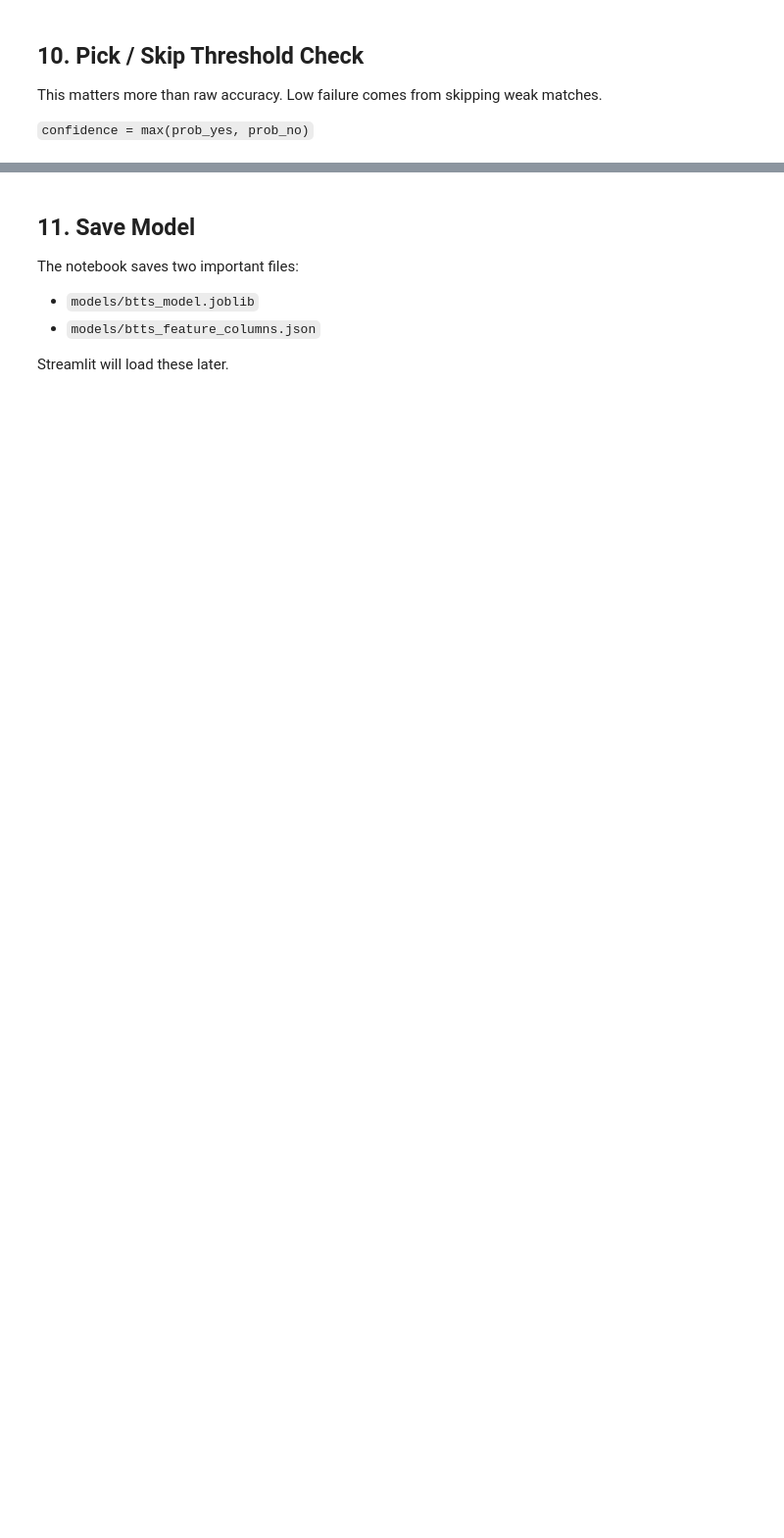
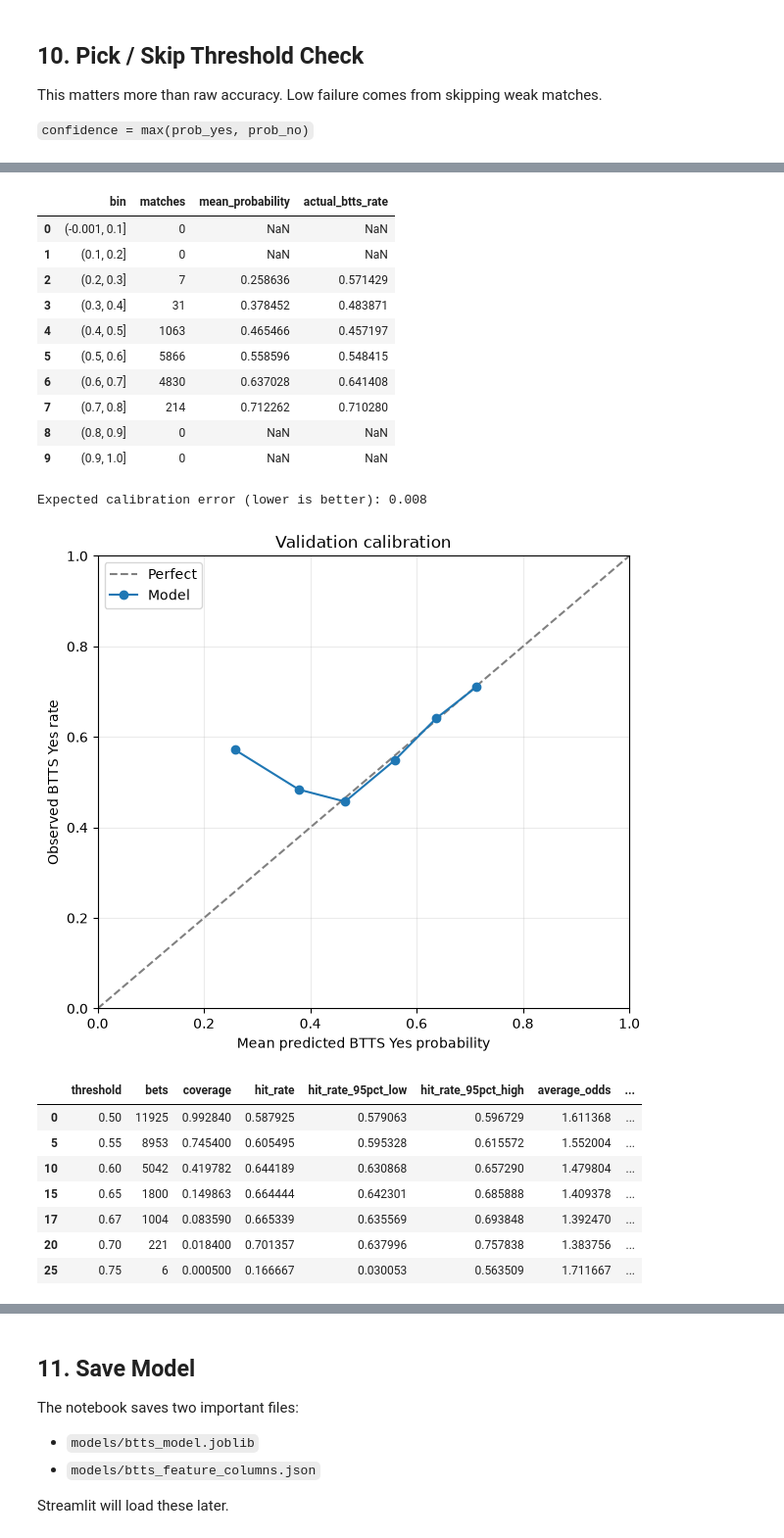
Before and after one commit to mugabi2/BP, a Jupyter notebook: notebooks/01_btts_model_training.ipynb, the cells around one changed output, grey strips where cells are left out. Shown at 98% size. Drawn from its saved outputs; the diff is of its cells as text; code cells hidden in the pictures; blank space fills up the shorter version.

```diff
--- a/notebooks/01_btts_model_training.ipynb
+++ b/notebooks/01_btts_model_training.ipynb
@@ -710,0 +847,43 @@ display(threshold_report)
+# %%
+audit = valid_df[TRACKING_COLUMNS + [TARGET_COLUMN]].copy()
+audit["prob_yes"] = valid_prob; audit["prediction"] = valid_pred
+audit["confidence"] = np.maximum(valid_prob, 1 - valid_prob)
+baseline_report = pd.DataFrame([{"method":"Selected model","rows":len(y_valid),"accuracy":accuracy_score(y_valid,valid_pred),"roc_auc":roc_auc_score(y_valid,valid_prob),"brier_score":brier_score_loss(y_valid,valid_prob)},
+    {"method":"Train prevalence","rows":len(y_valid),"accuracy":accuracy_score(y_valid,np.repeat(int(y_train.mean()>=0.5),len(y_valid))),"roc_auc":0.5,"brier_score":brier_score_loss(y_valid,np.repeat(y_train.mean(),len(y_valid)))}])
+odds_ok = valid_df[["odds_btts_yes","odds_btts_no"]].notna().all(axis=1)
+if odds_ok.any():
+    raw_yes=1/valid_df.loc[odds_ok,"odds_btts_yes"]; raw_no=1/valid_df.loc[odds_ok,"odds_btts_no"]
+    market_prob=raw_yes/(raw_yes+raw_no); market_y=y_valid.loc[odds_ok]
+    baseline_report.loc[len(baseline_report)] = ["Market probability",int(odds_ok.sum()),accuracy_score(market_y,market_prob>=0.5),roc_auc_score(market_y,market_prob),brier_score_loss(market_y,market_prob)]
+display(baseline_report.sort_values("brier_score"))
+cal = pd.DataFrame({"prob_yes":valid_prob,"actual":y_valid.to_numpy()})
+cal["bin"] = pd.cut(cal["prob_yes"], np.linspace(0,1,11), include_lowest=True)
+calibration_report = cal.groupby("bin",observed=False).agg(matches=("actual","size"),mean_probability=("prob_yes","mean"),actual_btts_rate=("actual","mean")).reset_index()
+display(calibration_report)
+nonempty=calibration_report[calibration_report["matches"]>0]
+ece=np.average((nonempty["mean_probability"]-nonempty["actual_btts_rate"]).abs(),weights=nonempty["matches"])
+print("Expected calibration error (lower is better):",round(float(ece),4))
+fig,ax=plt.subplots(figsize=(7,6)); ax.plot([0,1],[0,1],"--",color="gray",label="Perfect")
+ax.plot(nonempty["mean_probability"],nonempty["actual_btts_rate"],marker="o",label="Model")
+ax.set(xlabel="Mean predicted BTTS Yes probability",ylabel="Observed BTTS Yes rate",title="Validation calibration",xlim=(0,1),ylim=(0,1)); ax.legend(); ax.grid(alpha=.25); plt.show()
+def wilson(wins,total,z=1.96):
+    if total==0: return np.nan,np.nan
+    p=wins/total; d=1+z*z/total; c=(p+z*z/(2*total))/d; m=z*np.sqrt(p*(1-p)/total+z*z/(4*total*total))/d; return c-m,c+m
+roi_rows=[]
+for threshold in sorted(set(np.round(np.arange(.50,.76,.01),2)).union({.65,.67})):
+    picked=audit["confidence"].ge(threshold).to_numpy() & odds_ok.to_numpy(); rows=valid_df.loc[picked]
+    actual=y_valid.loc[picked].to_numpy(); predicted=valid_pred[picked]
+    chosen_odds=np.where(predicted==1,rows["odds_btts_yes"],rows["odds_btts_no"]); wins=predicted==actual
+    profit=np.where(wins,chosen_odds-1,-1); low,high=wilson(int(wins.sum()),len(wins))
+    roi_rows.append({"threshold":threshold,"bets":len(wins),"coverage":len(wins)/len(y_valid),"hit_rate":wins.mean() if len(wins) else np.nan,"hit_rate_95pct_low":low,"hit_rate_95pct_high":high,"average_odds":chosen_odds.mean() if len(wins) else np.nan,"profit_units":profit.sum() if len(wins) else 0,"roi":profit.mean() if len(wins) else np.nan})
+roi_report=pd.DataFrame(roi_rows); display(roi_report[roi_report["threshold"].isin([.50,.55,.60,.65,.67,.70,.75])])
+audit["time_block"]=pd.qcut(np.arange(len(audit)),q=min(5,len(audit)),labels=False,duplicates="drop")+1
+stability=[]
+for block,g in audit.groupby("time_block"):
+    stability.append({"time_block":int(block),"matches":len(g),"accuracy":accuracy_score(g[TARGET_COLUMN],g["prediction"]),"roc_auc":roc_auc_score(g[TARGET_COLUMN],g["prob_yes"]),"brier_score":brier_score_loss(g[TARGET_COLUMN],g["prob_yes"])})
+display(pd.DataFrame(stability))
+cutoff_errors=(audit["feature_cutoff_matchday"]>audit["target_matchday"]-LIVE_GAP_MATCHDAYS).sum()
+duplicates=audit.duplicated(["season_id","target_matchday","home_team","away_team"]).sum()
+print("Feature-cutoff leakage violations:",int(cutoff_errors)); print("Duplicate validation fixtures:",int(duplicates))
+print("Trust a threshold only when calibration, sample size, time stability, and odds-based ROI agree.")
+# %% [output]
@@ -710,0 +894,21 @@ display(threshold_report)
+|  | bin | matches | mean_probability | actual_btts_rate |
+| 0 | (-0.001, 0.1] | 0 | NaN | NaN |
+| 1 | (0.1, 0.2] | 0 | NaN | NaN |
+| 2 | (0.2, 0.3] | 7 | 0.258636 | 0.571429 |
+| 3 | (0.3, 0.4] | 31 | 0.378452 | 0.483871 |
+| 4 | (0.4, 0.5] | 1063 | 0.465466 | 0.457197 |
+| 5 | (0.5, 0.6] | 5866 | 0.558596 | 0.548415 |
+| 6 | (0.6, 0.7] | 4830 | 0.637028 | 0.641408 |
+| 7 | (0.7, 0.8] | 214 | 0.712262 | 0.710280 |
+| 8 | (0.8, 0.9] | 0 | NaN | NaN |
+| 9 | (0.9, 1.0] | 0 | NaN | NaN |
+Expected calibration error (lower is better): 0.008
+[figure, added]
+|  | threshold | bets | coverage | hit_rate | hit_rate_95pct_low | hit_rate_95pct_high | average_odds | ... |
+| 0 | 0.50 | 11925 | 0.992840 | 0.587925 | 0.579063 | 0.596729 | 1.611368 | ... |
+| 5 | 0.55 | 8953 | 0.745400 | 0.605495 | 0.595328 | 0.615572 | 1.552004 | ... |
+| 10 | 0.60 | 5042 | 0.419782 | 0.644189 | 0.630868 | 0.657290 | 1.479804 | ... |
+| 15 | 0.65 | 1800 | 0.149863 | 0.664444 | 0.642301 | 0.685888 | 1.409378 | ... |
+| 17 | 0.67 | 1004 | 0.083590 | 0.665339 | 0.635569 | 0.693848 | 1.392470 | ... |
+| 20 | 0.70 | 221 | 0.018400 | 0.701357 | 0.637996 | 0.757838 | 1.383756 | ... |
+| 25 | 0.75 | 6 | 0.000500 | 0.166667 | 0.030053 | 0.563509 | 1.711667 | ... |
```
Also changed, not shown: parts of 18 cells of this notebook.
